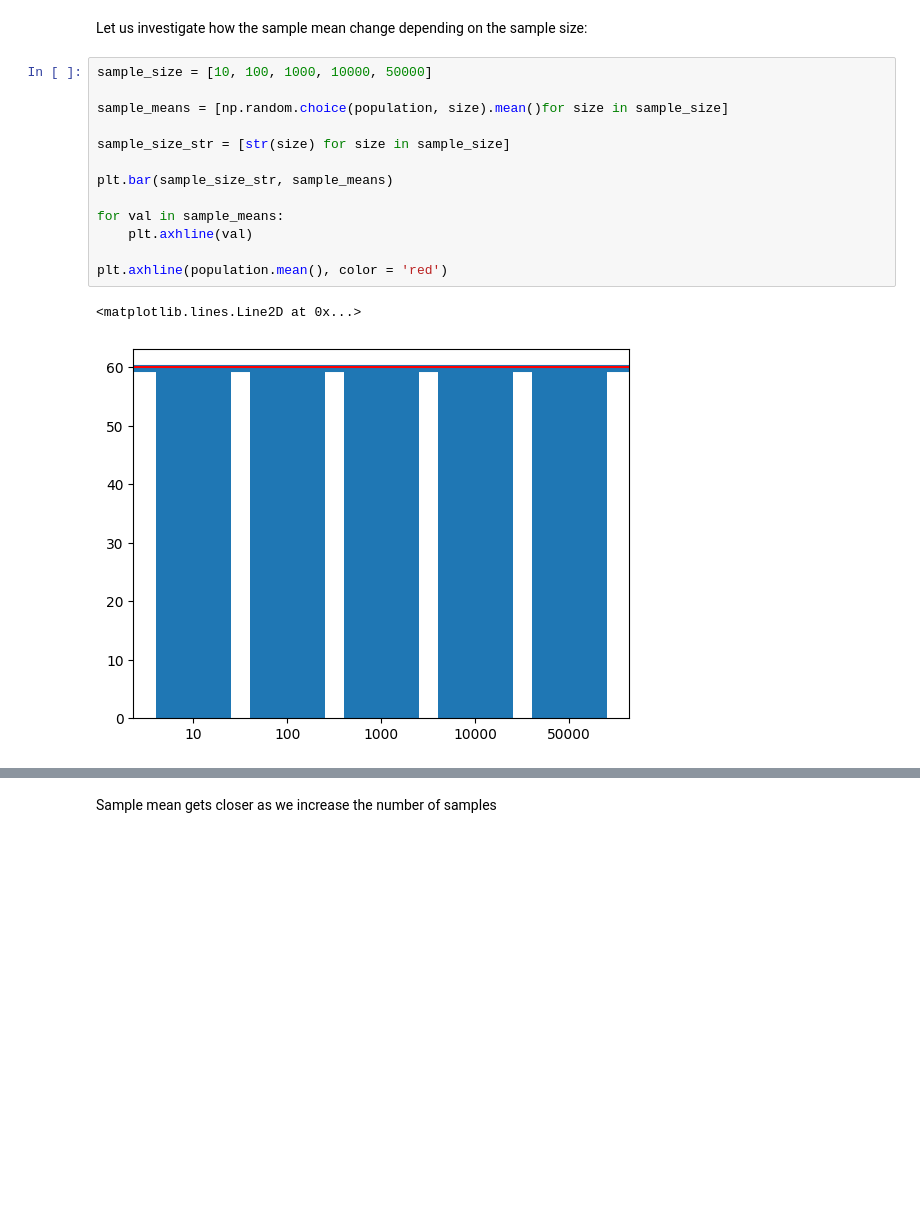
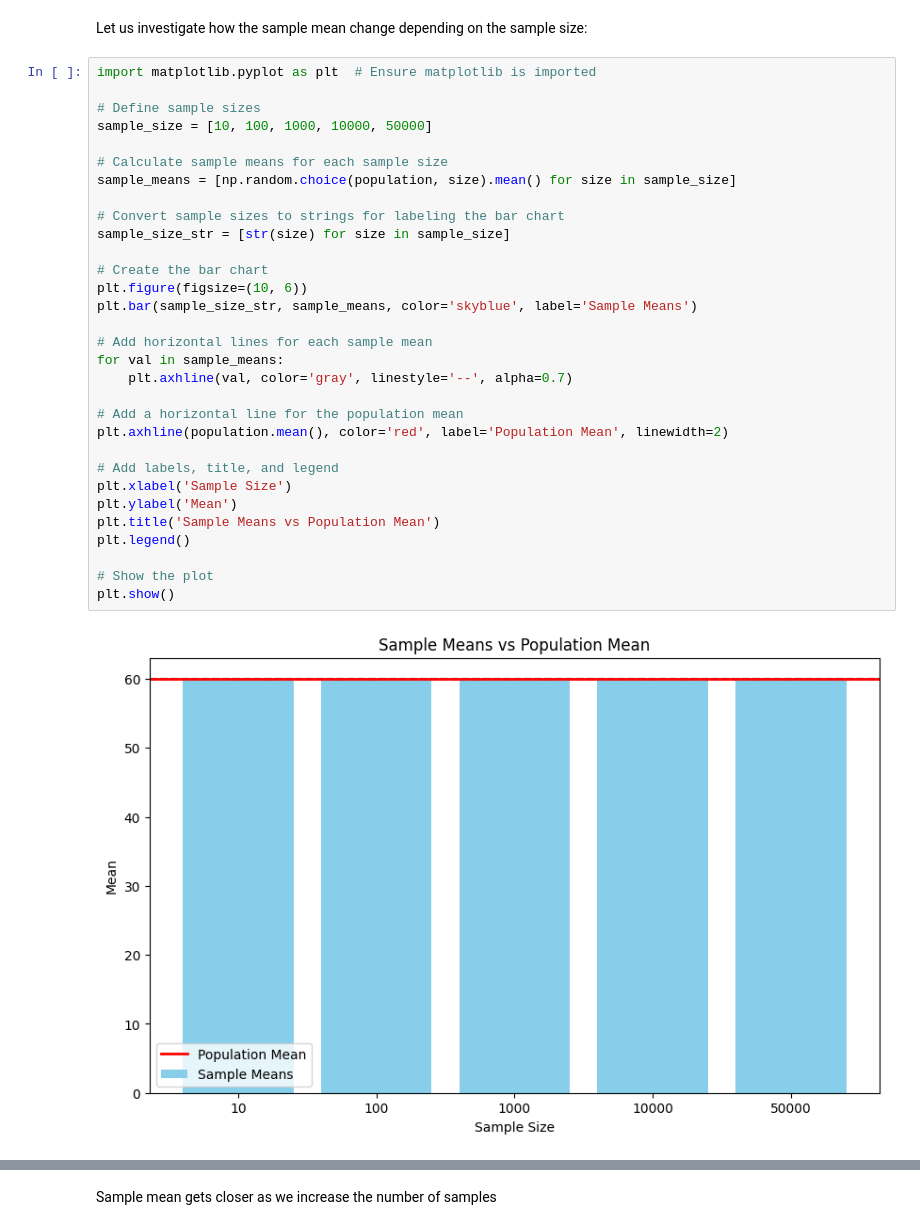
Before and after one commit to aiulukbek/abtests, a Jupyter notebook: AB_testing.ipynb, the cells around one changed output, grey strips where cells are left out. Drawn from its saved outputs; the diff is of its cells as text; blank space fills up the shorter version.

Commit message:
Sample distributions are added.

```diff
--- a/AB_testing.ipynb
+++ b/AB_testing.ipynb
@@ -75,18 +85,35 @@ Difference between population mean and sample mean : 0.6047200000000004
 # %% [markdown]
 Let us investigate how the sample mean change depending on the sample size:
 # %%
+import matplotlib.pyplot as plt  # Ensure matplotlib is imported
+
+# Define sample sizes
 sample_size = [10, 100, 1000, 10000, 50000]
 
-sample_means = [np.random.choice(population, size).mean()for size in sample_size]
+# Calculate sample means for each sample size
+sample_means = [np.random.choice(population, size).mean() for size in sample_size]
 
+# Convert sample sizes to strings for labeling the bar chart
 sample_size_str = [str(size) for size in sample_size]
 
-plt.bar(sample_size_str, sample_means)
+# Create the bar chart
+plt.figure(figsize=(10, 6))
+plt.bar(sample_size_str, sample_means, color='skyblue', label='Sample Means')
 
+# Add horizontal lines for each sample mean
 for val in sample_means:
-    plt.axhline(val)
+    plt.axhline(val, color='gray', linestyle='--', alpha=0.7)
 
-plt.axhline(population.mean(), color = 'red')
+# Add a horizontal line for the population mean
+plt.axhline(population.mean(), color='red', label='Population Mean', linewidth=2)
+
+# Add labels, title, and legend
+plt.xlabel('Sample Size')
+plt.ylabel('Mean')
+plt.title('Sample Means vs Population Mean')
+plt.legend()
+
+# Show the plot
+plt.show()
 # %% [output]
-<matplotlib.lines.Line2D at 0x...>
-[figure, old version]
+[figure, new version]
```
Also changed, not shown: parts of 5 cells of this notebook.
